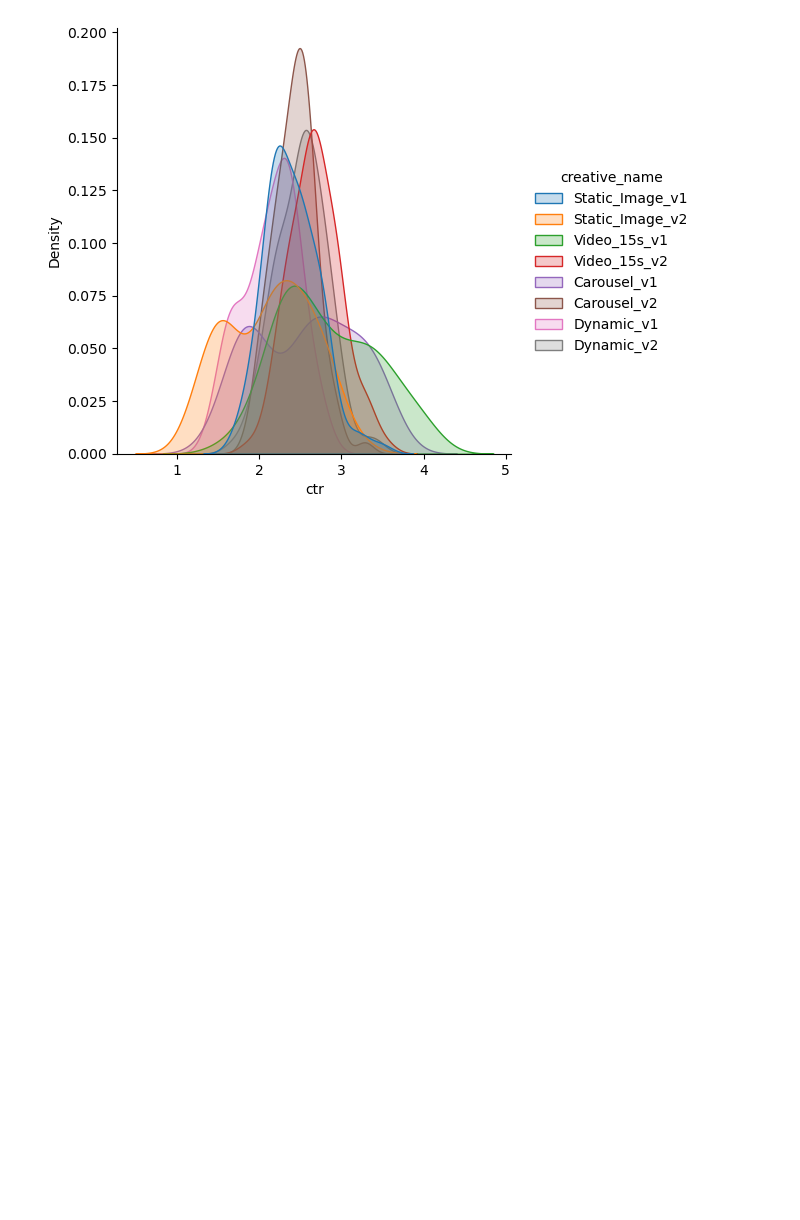
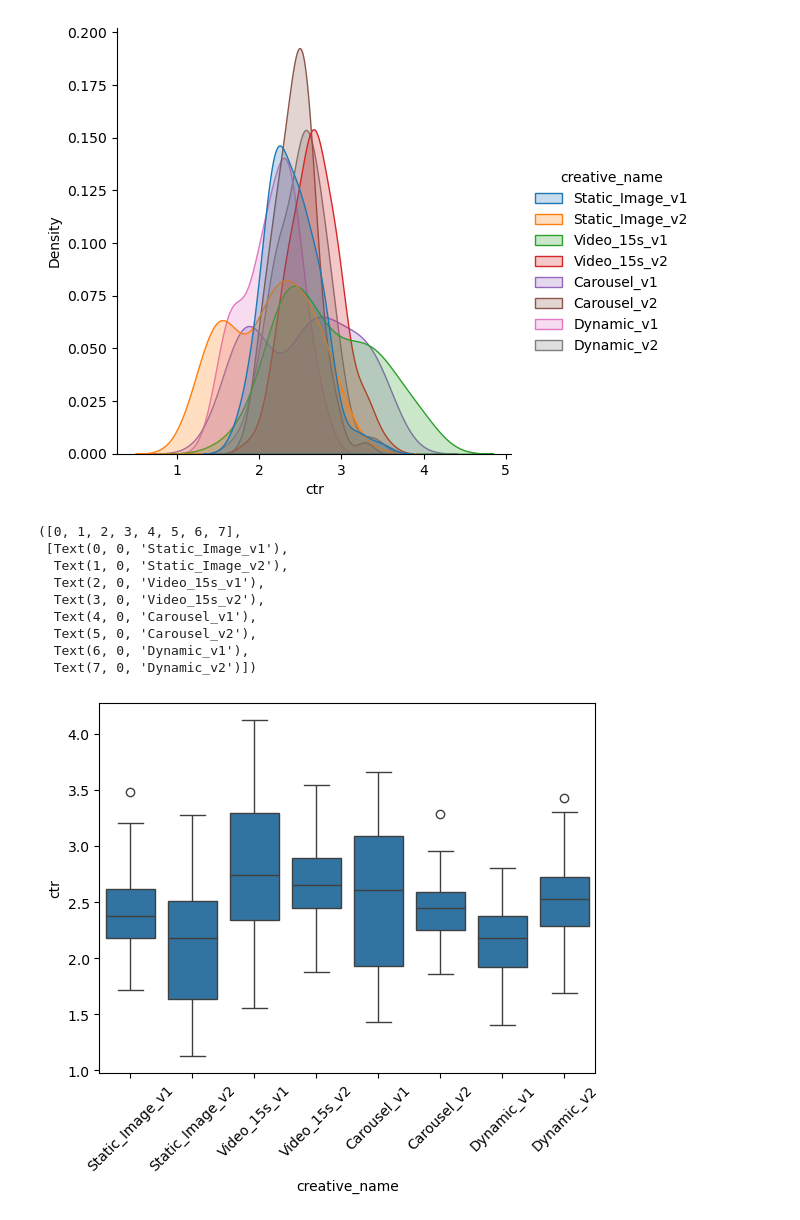
Before and after one commit to rakeshtparayil/marketing_analytics, a Jupyter notebook: Creative_testing_framework.ipynb, the cells around one changed output. Drawn from its saved outputs; the diff is of its cells as text; code cells hidden in the pictures; blank space fills up the shorter version.

```diff
--- a/Creative_testing_framework.ipynb
+++ b/Creative_testing_framework.ipynb
@@ -285,3 +285,17 @@ sns.displot(creative, x="ctr", hue="creative_name", kind="kde", fill=True)
 # %% [output]
 <seaborn.axisgrid.FacetGrid at 0x...>
 [figure]
+# %%
+sns.boxplot(data=creative, x='creative_name', y='ctr')
+plt.xticks(rotation=45)
+# %% [output]
+([0, 1, 2, 3, 4, 5, 6, 7],
+ [Text(0, 0, 'Static_Image_v1'),
+  Text(1, 0, 'Static_Image_v2'),
+  Text(2, 0, 'Video_15s_v1'),
+  Text(3, 0, 'Video_15s_v2'),
+  Text(4, 0, 'Carousel_v1'),
+  Text(5, 0, 'Carousel_v2'),
+  Text(6, 0, 'Dynamic_v1'),
+  Text(7, 0, 'Dynamic_v2')])
+[figure, added]
```
Also changed, not shown: parts of 2 cells of this notebook.
